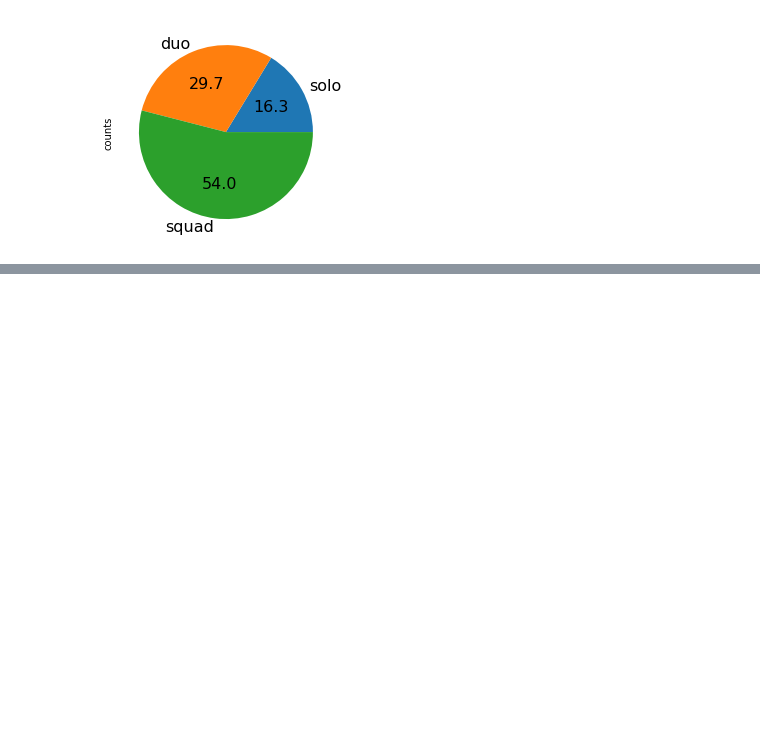
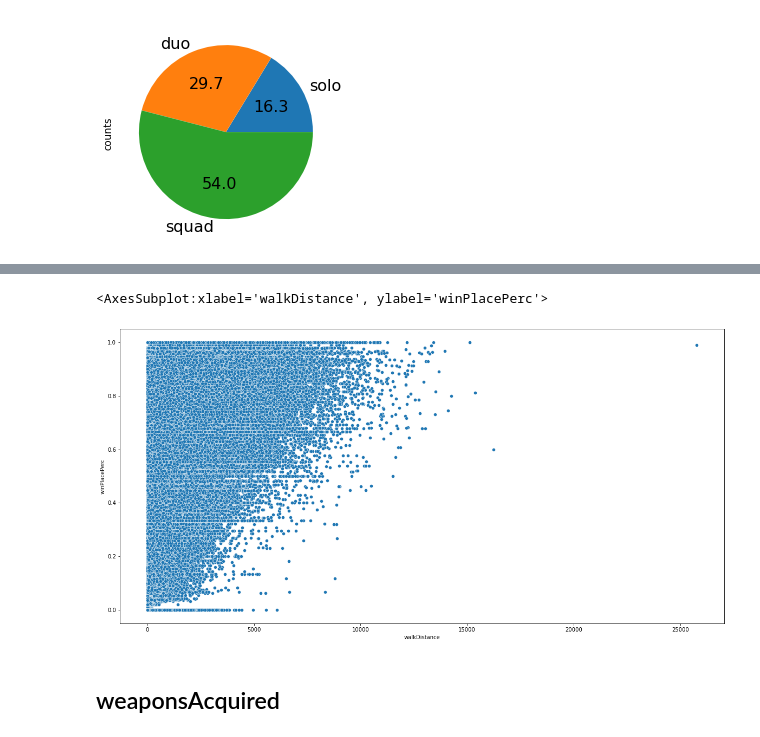
Before and after one commit to gitae0130/mini_project, a Jupyter notebook: project.ipynb, the cells around one changed output, grey strips where cells are left out. Cells and saved outputs as stored; diff of their text form; code cells hidden in the pictures; blank space fills up the shorter version.

```diff
--- a/project.ipynb
+++ b/project.ipynb
@@ -209,0 +263,8 @@ Text(0.5, 1.0, 'Kills')
+# %%
+plt.figure(figsize=(20,10))
+sns.scatterplot(x="walkDistance", y="winPlacePerc", data=train_copy)
+# %% [output]
+<AxesSubplot:xlabel='walkDistance', ylabel='winPlacePerc'>
+[figure, added]
+# %% [markdown]
+## weaponsAcquired
```
Also changed, not shown: parts of 46 cells of this notebook.
